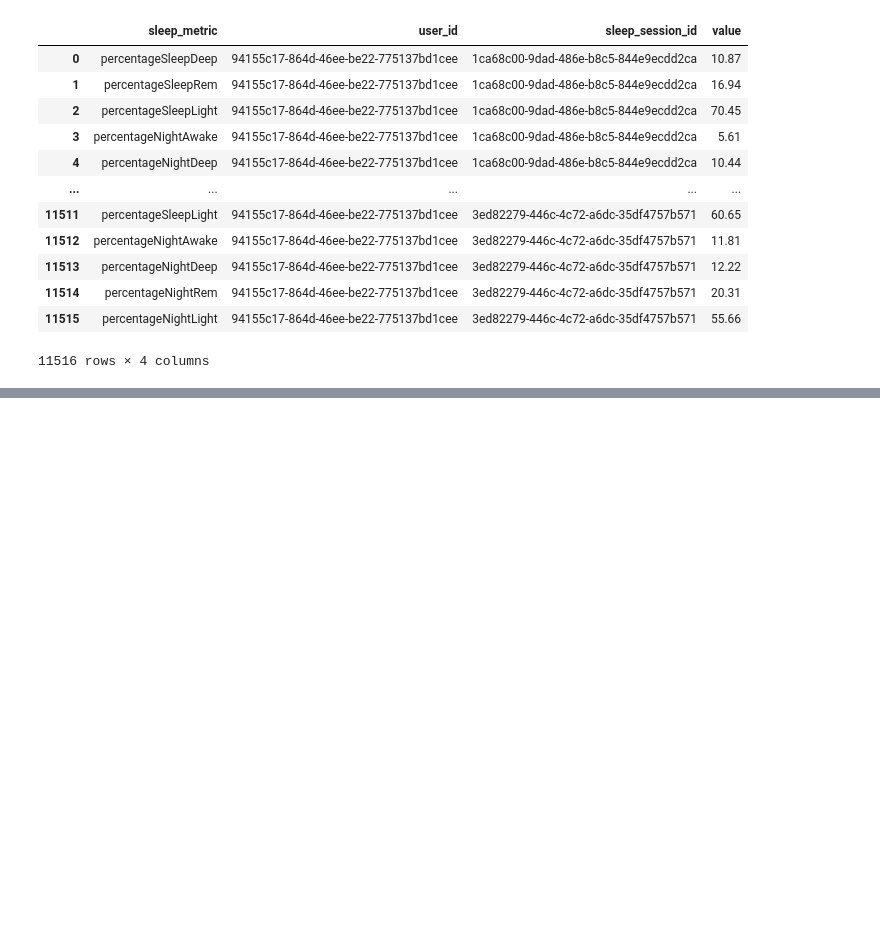
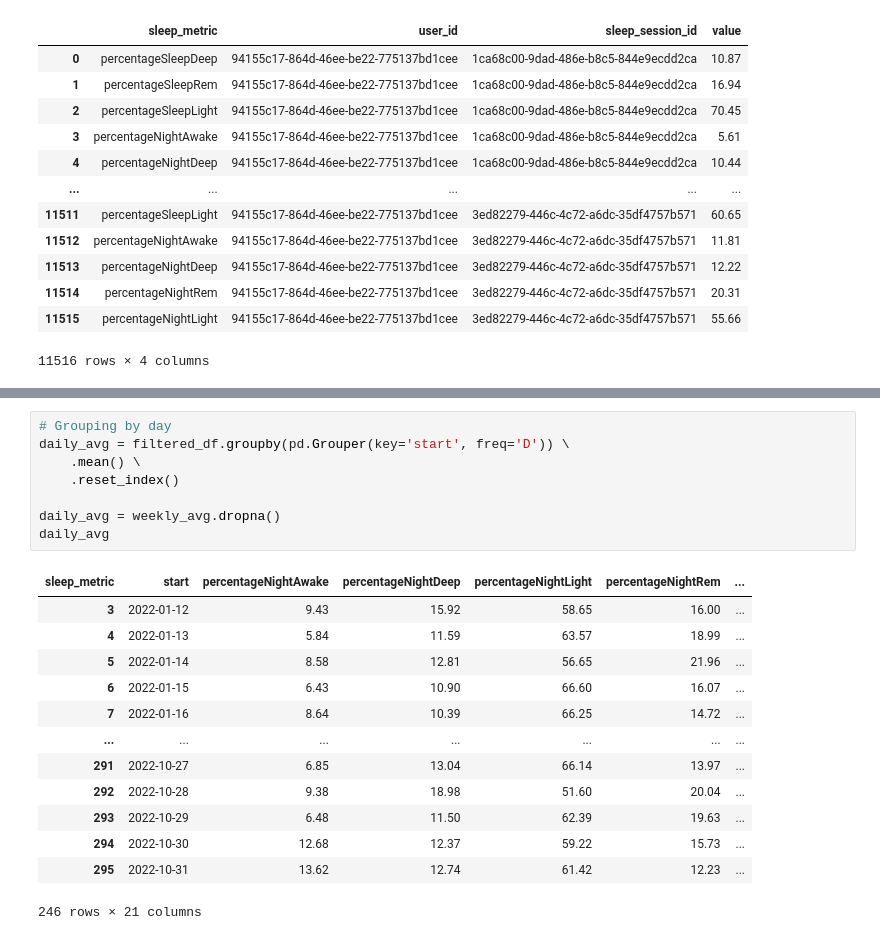
Before and after one commit to elkinal/health, a Jupyter notebook: data/parsing.ipynb, the cells around one changed output, grey strips where cells are left out. Saved outputs shown, nothing was run; the diff lists cells and outputs as text; blank space fills up the shorter version.

```diff
--- a/data/parsing.ipynb
+++ b/data/parsing.ipynb
@@ -202,0 +257,22 @@ pivot_df
+# %%
+# Grouping by day
+daily_avg = filtered_df.groupby(pd.Grouper(key='start', freq='D')) \
+    .mean() \
+    .reset_index()
+
+daily_avg = weekly_avg.dropna()
+daily_avg
+# %% [output]
+| sleep_metric | start | percentageNightAwake | percentageNightDeep | percentageNightLight | percentageNightRem | ... |
+| 3 | 2022-01-12 | 9.43 | 15.92 | 58.65 | 16.00 | ... |
+| 4 | 2022-01-13 | 5.84 | 11.59 | 63.57 | 18.99 | ... |
+| 5 | 2022-01-14 | 8.58 | 12.81 | 56.65 | 21.96 | ... |
+| 6 | 2022-01-15 | 6.43 | 10.90 | 66.60 | 16.07 | ... |
+| 7 | 2022-01-16 | 8.64 | 10.39 | 66.25 | 14.72 | ... |
+| ... | ... | ... | ... | ... | ... | ... |
+| 291 | 2022-10-27 | 6.85 | 13.04 | 66.14 | 13.97 | ... |
+| 292 | 2022-10-28 | 9.38 | 18.98 | 51.60 | 20.04 | ... |
+| 293 | 2022-10-29 | 6.48 | 11.50 | 62.39 | 19.63 | ... |
+| 294 | 2022-10-30 | 12.68 | 12.37 | 59.22 | 15.73 | ... |
+| 295 | 2022-10-31 | 13.62 | 12.74 | 61.42 | 12.23 | ... |
+246 rows × 21 columns
```
Also changed, not shown: parts of 5 cells of this notebook.
